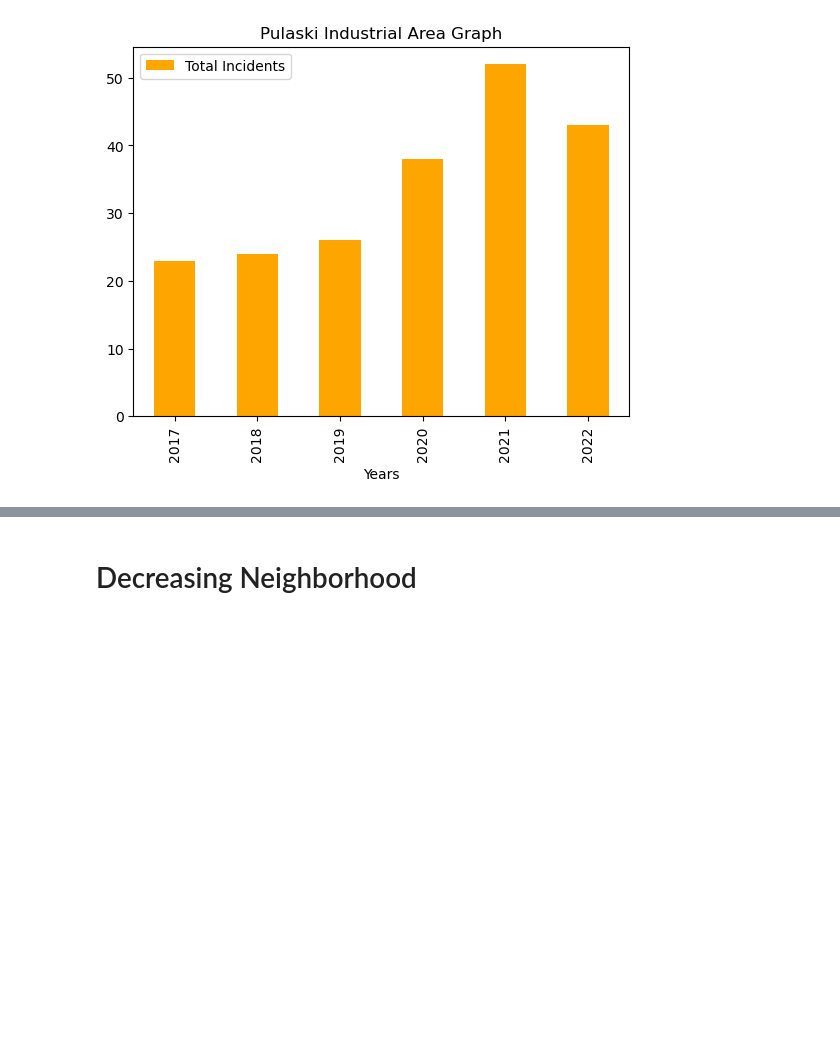
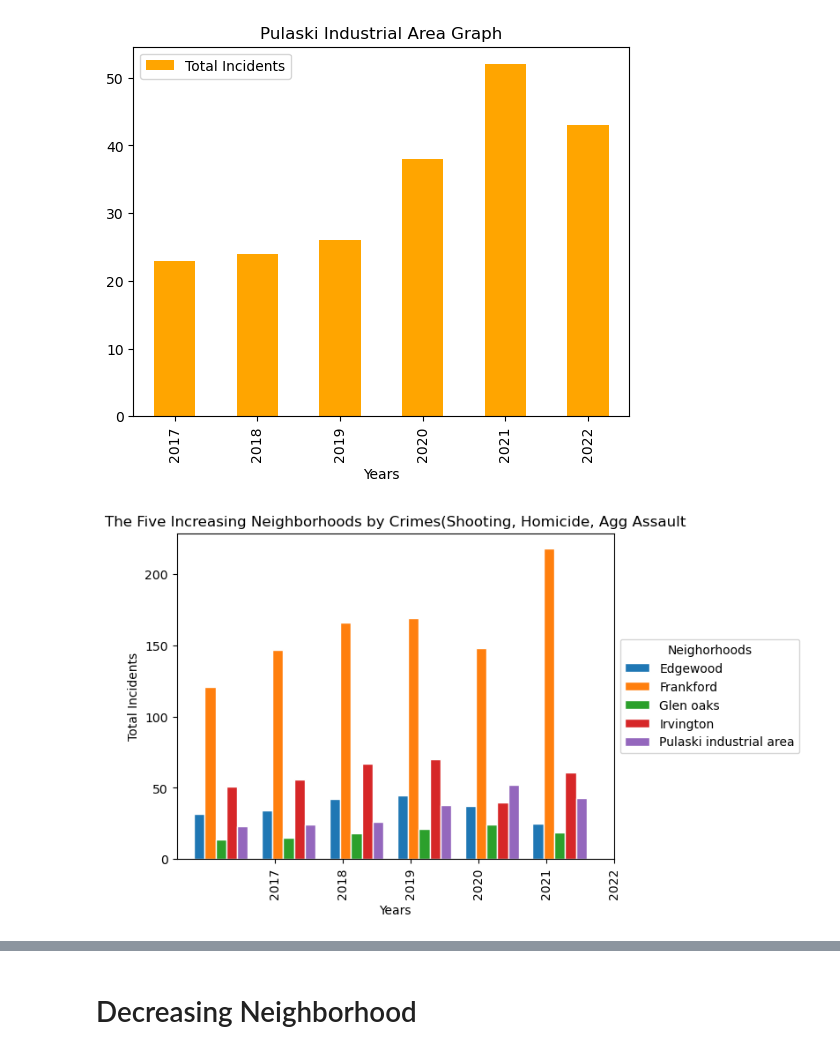
Before and after one commit to iam-dante/Open-Baltimore-Analysis, a Jupyter notebook: Analysis/Open_Baltimore.ipynb, the cells around one changed output, grey strips where cells are left out. Drawn from its saved outputs; the diff is of its cells as text; code cells hidden in the pictures; blank space fills up the shorter version.

Commit message:
ADD: Graphs

```diff
--- a/Analysis/Open_Baltimore.ipynb
+++ b/Analysis/Open_Baltimore.ipynb
@@ -363,3 +347,18 @@ df_pulaskiindustrialarea.plot(x="Years", y="Total Incidents",kind='bar', title="
 [figure]
 [figure]
 [figure]
+# %%
+pivot_increasing_neighborhood = df_increasing_neighborhood.pivot(index='Years', columns='Neighborhood', values='Total Incidents')
+
+pivot_increasing_neighborhood.plot(kind='bar', width=0.8, position=1.5, edgecolor='white')
+
+# Add labels and title
+plt.xlabel('Years')
+plt.ylabel('Total Incidents')
+plt.title('The Five Increasing Neighborhoods by Crimes(Shooting, Homicide, Agg Assault')
+plt.legend(loc='center left', bbox_to_anchor=(1, 0.5), title='Neighorhoods', fontsize=10)
+
+# Show the plot
+plt.show()
+# %% [output]
+[figure, added]
```
Also changed, not shown: parts of 10 cells of this notebook, 1 other file.
